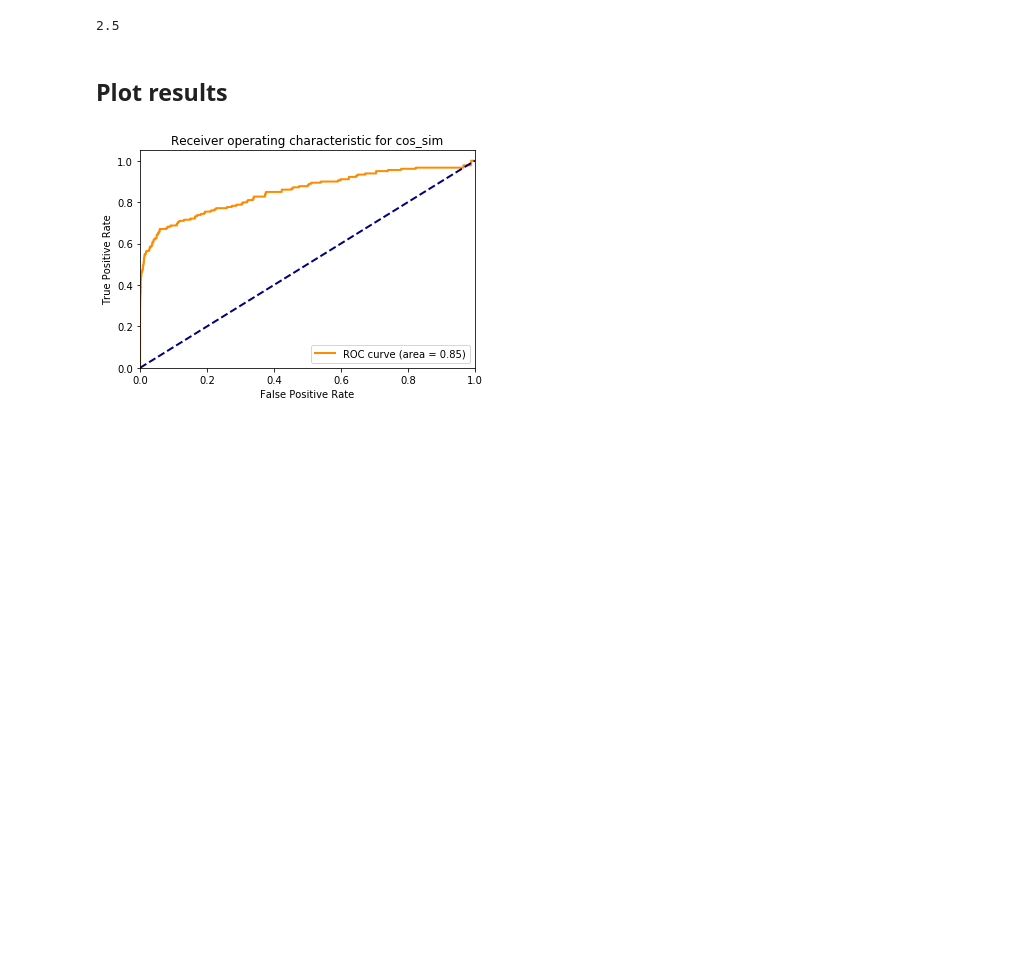
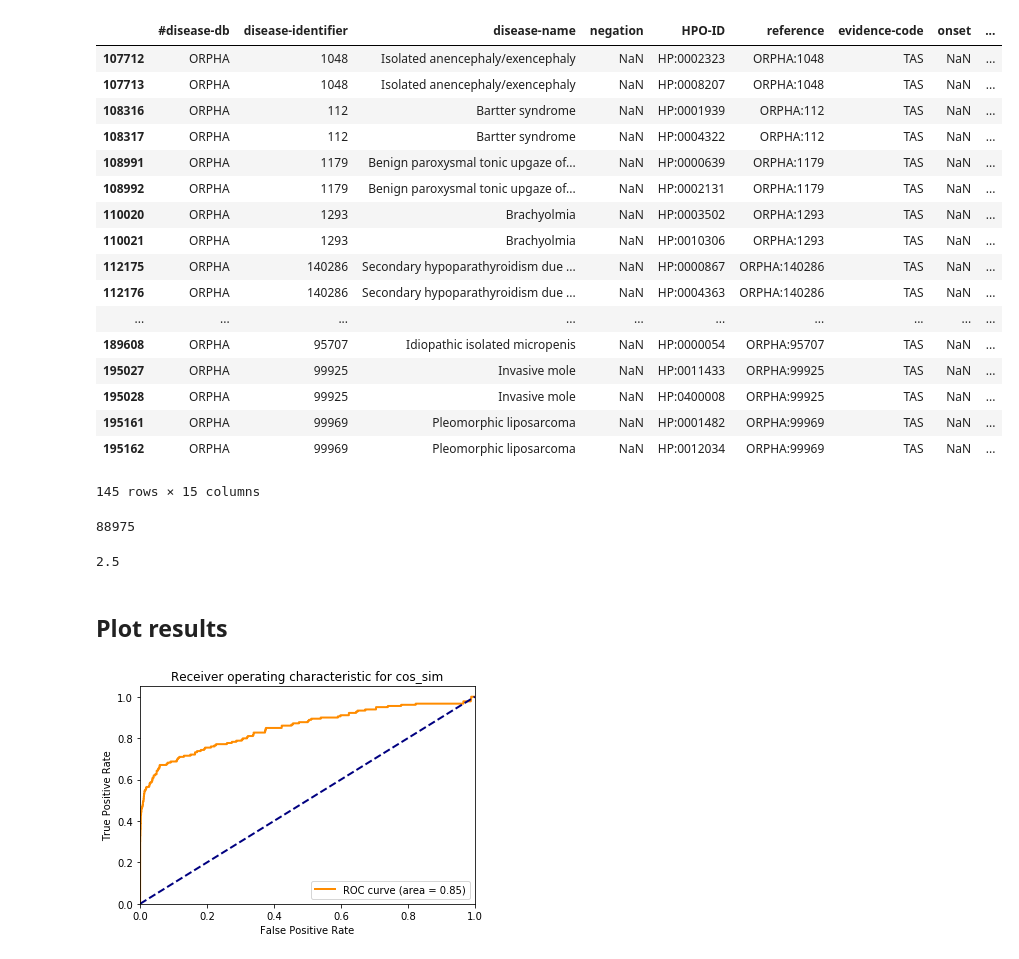
Before and after one commit to miguelcores/patient_similarity_validation_framework, a Jupyter notebook: Notebooks/Patient similarities.ipynb, the cells around one changed output. Cells and saved outputs as stored; diff of their text form; code cells hidden in the pictures; blank space fills up the shorter version.

Commit message:
filtering orpha conditions with less than 2 annotations + master.py upgrade

```diff
--- a/Notebooks/Patient similarities.ipynb
+++ b/Notebooks/Patient similarities.ipynb
@@ -140,0 +1,6 @@ veces/m
+# %%
+import pandas as pd
+
+df = pd.read_csv('../_data/annotations/phenotype_annotation.tab', sep='\t', low_memory=False)
+df_f = df[df['#disease-db']=='ORPHA']
+df_f.head()
@@ -140,0 +14,21 @@ veces/m
+# %%
+df_f.groupby('reference').filter(lambda x: len(x) <= 2)
+# %% [output]
+|  | #disease-db | disease-identifier | disease-name | negation | HPO-ID | reference | evidence-code | onset | ... |
+| 107712 | ORPHA | 1048 | Isolated anencephaly/exencephaly | NaN | HP:0002323 | ORPHA:1048 | TAS | NaN | ... |
+| 107713 | ORPHA | 1048 | Isolated anencephaly/exencephaly | NaN | HP:0008207 | ORPHA:1048 | TAS | NaN | ... |
+| 108316 | ORPHA | 112 | Bartter syndrome | NaN | HP:0001939 | ORPHA:112 | TAS | NaN | ... |
+| 108317 | ORPHA | 112 | Bartter syndrome | NaN | HP:0004322 | ORPHA:112 | TAS | NaN | ... |
+| 108991 | ORPHA | 1179 | Benign paroxysmal tonic upgaze of... | NaN | HP:0000639 | ORPHA:1179 | TAS | NaN | ... |
+| 108992 | ORPHA | 1179 | Benign paroxysmal tonic upgaze of... | NaN | HP:0002131 | ORPHA:1179 | TAS | NaN | ... |
+| 110020 | ORPHA | 1293 | Brachyolmia | NaN | HP:0003502 | ORPHA:1293 | TAS | NaN | ... |
+| 110021 | ORPHA | 1293 | Brachyolmia | NaN | HP:0010306 | ORPHA:1293 | TAS | NaN | ... |
+| 112175 | ORPHA | 140286 | Secondary hypoparathyroidism due ... | NaN | HP:0000867 | ORPHA:140286 | TAS | NaN | ... |
+| 112176 | ORPHA | 140286 | Secondary hypoparathyroidism due ... | NaN | HP:0004363 | ORPHA:140286 | TAS | NaN | ... |
+| ... | ... | ... | ... | ... | ... | ... | ... | ... | ... |
+| 189608 | ORPHA | 95707 | Idiopathic isolated micropenis | NaN | HP:0000054 | ORPHA:95707 | TAS | NaN | ... |
+| 195027 | ORPHA | 99925 | Invasive mole | NaN | HP:0011433 | ORPHA:99925 | TAS | NaN | ... |
+| 195028 | ORPHA | 99925 | Invasive mole | NaN | HP:0400008 | ORPHA:99925 | TAS | NaN | ... |
+| 195161 | ORPHA | 99969 | Pleomorphic liposarcoma | NaN | HP:0001482 | ORPHA:99969 | TAS | NaN | ... |
+| 195162 | ORPHA | 99969 | Pleomorphic liposarcoma | NaN | HP:0012034 | ORPHA:99969 | TAS | NaN | ... |
+145 rows × 15 columns
@@ -141,3 +37,7 @@ veces/m
+# %%
+len(df_f_f)
+# %% [output]
+88975
 # %%
 freq = (1+4)/2
 freq
```
Also changed, not shown: parts of 10 cells of this notebook, 49 other files.
